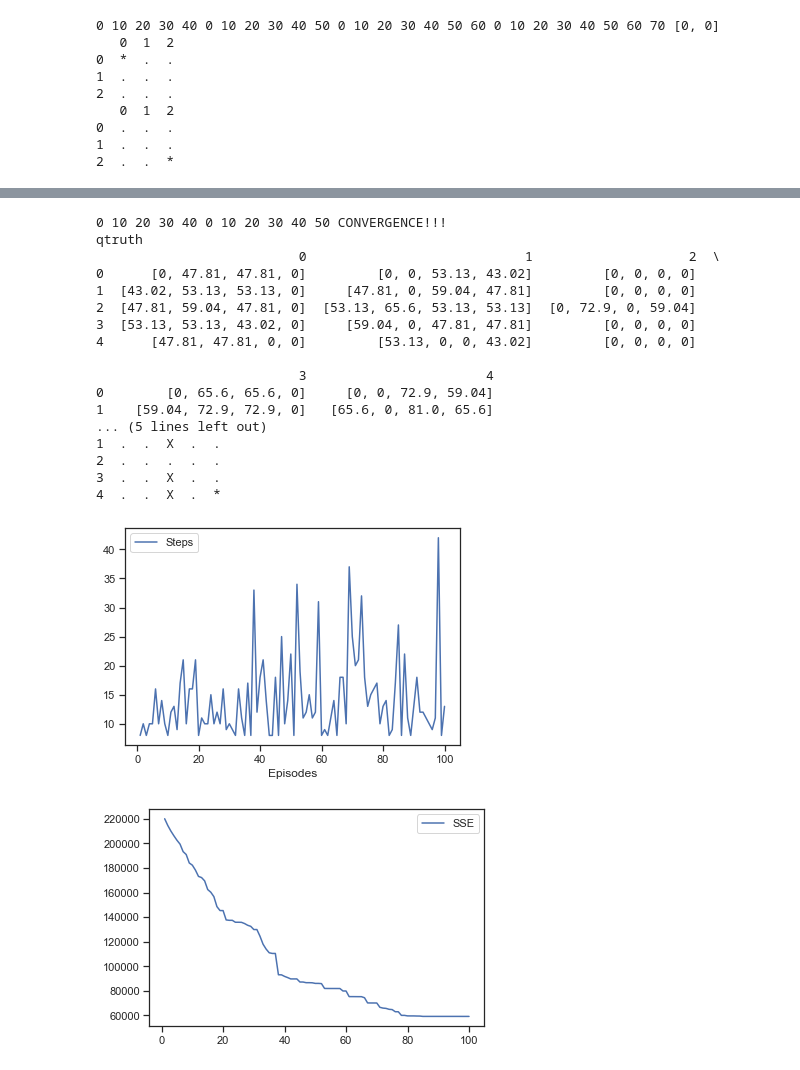
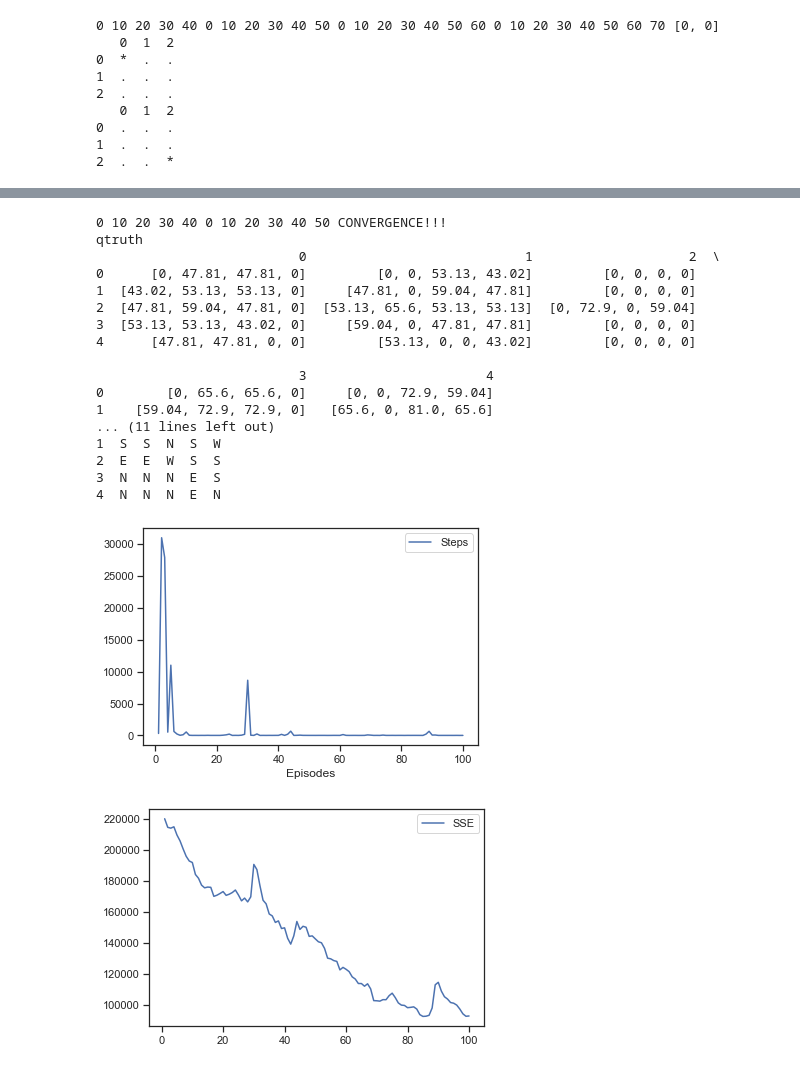
Before and after one commit to FreedomEclipse/GridWorld, a Jupyter notebook: gridworldAdvClean.ipynb, the cells around one changed output, grey strips where cells are left out. Saved outputs shown, nothing was run; the diff lists cells and outputs as text; code cells hidden in the pictures.

```diff
--- a/gridworldAdvClean.ipynb
+++ b/gridworldAdvClean.ipynb
@@ -500,7 +518,7 @@ grid.determineQtruth(itersTruth, False, False)
 print("qtruth")
 print(grid.qtruth)
 
-runiters = [100]
+runiters = [1000]
 for i in range(0, len(runiters)):
 
     grid.reset_showboard()
@@ -547,6 +565,6 @@ qtruth
 # %%
 # SARSA
-# predefined policy, not optimal
+# uses two actions, use action chosen by eps-greedy rather than max action like Qlearning
 aRewards = [[4, 4, 100]]
 aTerminals = [[4, 4]]
 
@@ -565,12 +583,12 @@ print(grid.qtruth)
 runiters = [100]
 for i in range(0, len(runiters)):
 
-    p = [['S', 'E', 'E', 'E', 'S'], ['E', 'S', 'S', 'S', 'W'], ['N', 'E', 'E', 'S', 'S'], ['N', 'W', 'W', 'E', 'S'], ['N', 'W', 'W', 'E', 'N']]
+    #p = [['S', 'E', 'E', 'E', 'S'], ['E', 'S', 'S', 'S', 'W'], ['N', 'E', 'E', 'S', 'S'], ['N', 'W', 'W', 'E', 'S'], ['N', 'W', 'W', 'E', 'N']]
     policy = pd.DataFrame(p)
 
     grid.reset_showboard()
     player = Player(grid, [0, 0])
-    player.policy = policy
+    #player.policy = policy
 
     print("Policy")
     print(player.policy)
@@ -583,6 +601,10 @@ for i in range(0, len(runiters)):
 
     print(grid.show_board)
 
+    player.detPolicyV()
+
+    print(player.policy)
+
 sarsteps = charts.stepsGoal[:]
 sarsse = charts.sse[:]
 
@@ -632,7 +654,7 @@ print("vtruth")
 print(grid.vtruth)
 
 
-runiters = [100]
+runiters = [1000]
 for i in range(0, len(runiters)):
 
     p = [['S', 'E', 'E', 'E', 'S'], ['E', 'S', 'S', 'S', 'W'], ['N', 'E', 'E', 'S', 'S'], ['N', 'W', 'W', 'E', 'S'], ['N', 'W', 'W', 'E', 'N']]
@@ -682,7 +704,7 @@ aRewards = [[4, 4, 100]]
 aTerminals = [[4, 4]]
 
 grid = setupGrid(5, 5, aRewards, aTerminals, None, None)
-grid.set_walls([[2, 1], [2, 2], [2, 3], [2, 4]])
+grid.set_walls([[2,0], [2, 1], [2, 3], [2, 4]])
 player = Player(grid, [0, 0])
 qlearn = QLearn(0.9, 0.5, False)
 
@@ -692,7 +714,7 @@ grid.determineQtruth(itersTruth, False, False)
 print("qtruth")
 print(grid.qtruth)
 
-runiters = [100]
+runiters = [1000]
 for i in range(0, len(runiters)):
 
     grid.reset_showboard()
@@ -757,46 +779,50 @@ print(grid.qtruth)
 runiters = [100]
 for i in range(0, len(runiters)):
 
-    p = [['S', 'E', 'E', 'E', 'S'], ['E', 'S', 'S', 'S', 'W'], ['N', 'E', 'E', 'S', 'S'], ['N', 'W', 'W', 'E', 'S'], ['N', 'W', 'W', 'E', 'N']]
+    #p = [['S', 'E', 'E', 'E', 'S'], ['E', 'S', 'S', 'S', 'W'], ['N', 'E', 'E', 'S', 'S'], ['N', 'W', 'W', 'E', 'S'], ['N', 'W', 'W', 'E', 'N']]
     policy = pd.DataFrame(p)
 
     grid.reset_showboard()
     player = Player(grid, [0, 0])
 
-    player.policy = policy
     charts = Charts(runiters[i])
 
     run(False, runiters[i], None, 0.3, False, 'sarsa')
 
     print(grid.show_board)
+
+    player.detPolicyV()
+
+    print(player.policy)
+
 
 sarwsteps = charts.stepsGoal[:]
 sarwsse = charts.sse[:]
 
 plt.figure()
 g1 = sns.lineplot(data=sarwsteps)
 plt.figure()
 g2 = sns.lineplot(data=sarwsse)
 # %% [output]
 0 10 20 30 40 0 10 20 30 40 50 CONVERGENCE!!!
 qtruth
                           0                            1                    2  \
 0      [0, 47.81, 47.81, 0]         [0, 0, 53.13, 43.02]         [0, 0, 0, 0]
 1  [43.02, 53.13, 53.13, 0]     [47.81, 0, 59.04, 47.81]         [0, 0, 0, 0]
 2  [47.81, 59.04, 47.81, 0]  [53.13, 65.6, 53.13, 53.13]  [0, 72.9, 0, 59.04]
 3  [53.13, 53.13, 43.02, 0]     [59.04, 0, 47.81, 47.81]         [0, 0, 0, 0]
 4      [47.81, 47.81, 0, 0]         [53.13, 0, 0, 43.02]         [0, 0, 0, 0]
 
                           3                       4
 0        [0, 65.6, 65.6, 0]     [0, 0, 72.9, 59.04]
 1    [59.04, 72.9, 72.9, 0]   [65.6, 0, 81.0, 65.6]
-... (5 lines left out)
-1  .  .  X  .  .
-2  .  .  .  .  .
-3  .  .  X  .  .
-4  .  .  X  .  *
+... (11 lines left out)
+1  S  S  N  S  W
+2  E  E  W  S  S
+3  N  N  N  E  S
+4  N  N  N  E  N
-[figure, old version]
+[figure, new version]
-[figure, old version]
+[figure, new version]
 # %%
 # TD prediction with walls and one opening
 # Use the V table instead of the Q table, V table is updated on each iteration based on reward location
```
Also changed, not shown: parts of 27 cells of this notebook.
